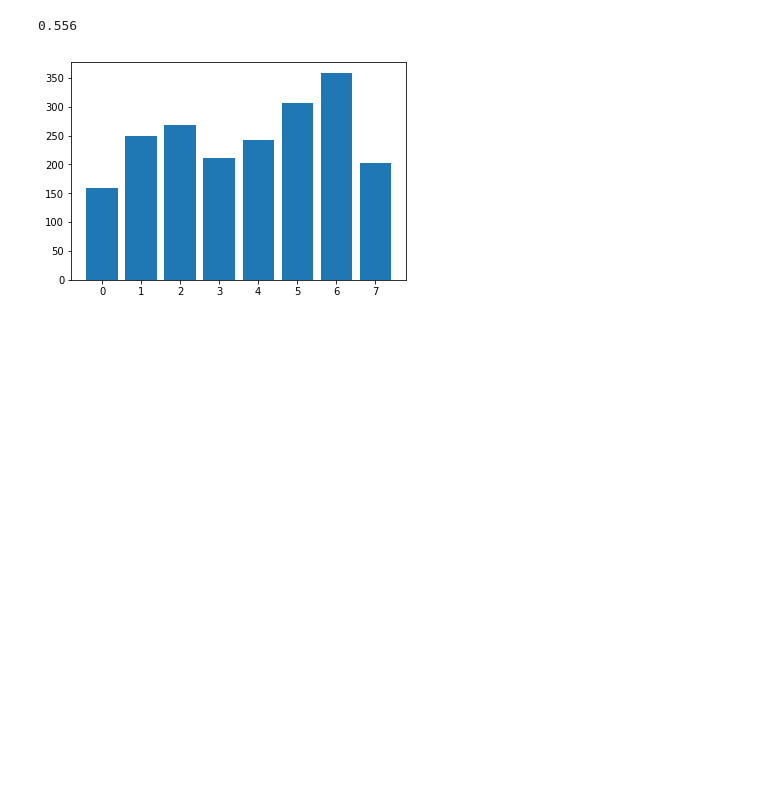
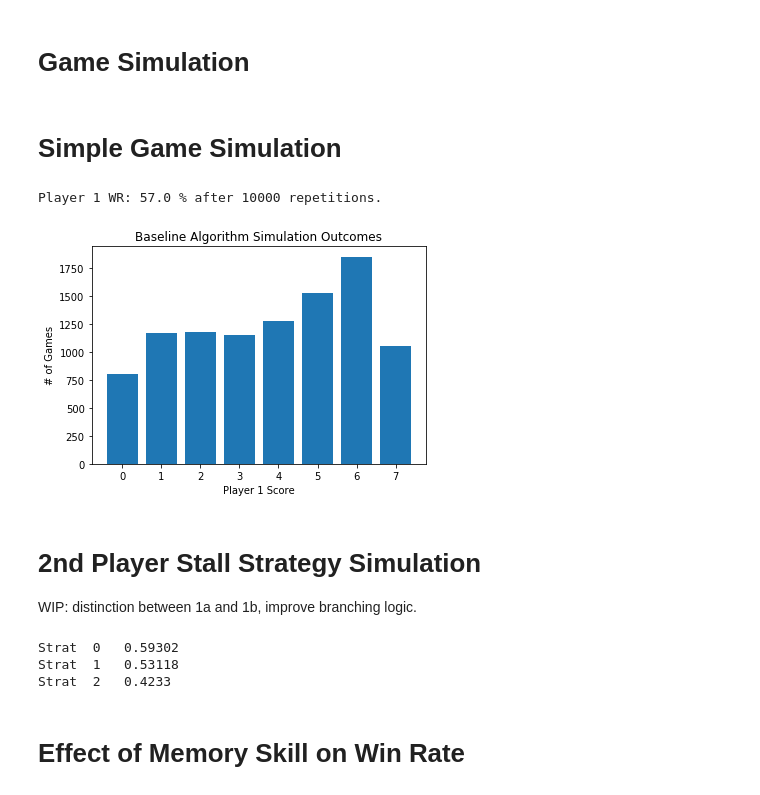
Before and after one commit to enjoythecode/simulations, a Jupyter notebook: ec379-matching-game/simulation.ipynb, the cells around one changed output. Cells and saved outputs as stored; diff of their text form; code cells hidden in the pictures; blank space fills up the shorter version.

```diff
--- a/ec379-matching-game/simulation.ipynb
+++ b/ec379-matching-game/simulation.ipynb
@@ -7,9 +7,11 @@ import seaborn as sns
 from collections import Counter as Ct
 
 num_uniq = 7
+# %% [markdown]
+# Game Simulation
 # %%
 class Game():
-    def __init__(self):
+    def __init__(self, forg1 = 0, forg2 = 0):
         self.num_uniq = num_uniq
 
         # board[i] % num_uniq represents the unique card number (image on card)
@@ -24,13 +26,14 @@ class Game():
         self.flip = 1 # 1 or 2, what # card we are opening next
         self.flipped = None
         self.flipped_i = None
+        self.round = 0
 
         self.memories = [
-            [-1 for _ in range(self.num_uniq * 2)], # -1 is don't remember, -2 is card removed,
+            [-1 for _ in range(self.num_uniq * 2)], # -1 is don't know/sremember, -2 is card removed,
             [-1 for _ in range(self.num_uniq * 2)], # otherwise unique card number
         ]
 
-        self.forget = [0, 0] # 0 is perfect recall, 1 is perfect forgetfulness
+        self.forget = [forg1, forg2] # 0 is perfect recall, 1 is perfect forgetfulness
 
     def check_known_match(self):
         move1 = None
@@ -43,6 +46,7 @@ class Game():
                         move1 = i
                         move2 = j
                         break
+
         return move1, move2
 
     def choose_unknown_card(self):
@@ -81,19 +85,28 @@ class Game():
             else: # no match
                 self.toMove = (self.toMove + 1) % 2
 
+            self.round += 1
+
         self.flip = 1 if self.flip == 2 else 2
+
+    def roll_forget(self):
+        for p in range(2):
+            for i in range(len(self.memories[p])):
+                if rand.random() < self.forget[p] and self.memories[p][i] != -2: # can't forget cards that were physically removed
+                    self.memories[p][i] = -1
 
     def is_game_over(self):
         return all([x == -1 for x in self.board])
+# %% [markdown]
+# Simple Game Simulation
 # %%
-repetitions = 2000
-p1s = []
-p2s = []
-diffs = []
+repetitions = 10000
+p1scs = []
 
 for rep in range(repetitions):
     g = Game()
     while not g.is_game_over():
+
         m1, m2 = g.check_known_match()
         if not m1 is None:
             g.flip_card(m1)
@@ -111,6 +124,26 @@ for rep in range(repetitions):
             else:
                 card = g.choose_unknown_card()
                 g.flip_card(card)
-    diffs.append(g.scores[0] - g.scores[1])
-    p1s.append(g.scores[0])
-    p2s.append(g.scores[1])
+
+    p1scs.append(g.scores[0])
+# %%
+counts = Ct(p1scs)
+
+wins = counts[4] + counts[5] + counts[6] + counts[7]
+print("Player 1 WR:", round(wins/repetitions * 100, 1), "% after", repetitions, "repetitions.")
+
+x = list(range(num_uniq + 1))
+y = [counts[i] for i in x]
+
+plt.bar(x,y)
+plt.title("Baseline Algorithm Simulation Outcomes")
+plt.xlabel("Player 1 Score")
+plt.ylabel("# of Games")
+plt.show()
+# %% [output]
+Player 1 WR: 57.0 % after 10000 repetitions.
+[figure, added]
+# %% [markdown]
+# 2nd Player Stall Strategy Simulation
+
+WIP: distinction between 1a and 1b, improve branching logic.
@@ -117,10 +202,11 @@ for rep in range(repetitions):
 # %%
-counts = Ct(p1s)
-x = list(range(num_uniq + 1))
-y = [counts[i] for i in x]
-plt.bar(x,y)
-win = counts[4] + counts[5] + counts[6] + counts[7]
-print(win / repetitions)
+for ch in range(3):
+    counts = Ct(p1s[ch])
+    win = counts[4] + counts[5] + counts[6] + counts[7]
+    print("Strat ", ch, " ", win / repetitions)
 # %% [output]
-0.556
+Strat  0   0.59302
+Strat  1   0.53118
+Strat  2   0.4233
-[figure, removed]
+# %% [markdown]
+# Effect of Memory Skill on Win Rate
```
Also changed, not shown: parts of 4 cells of this notebook.
